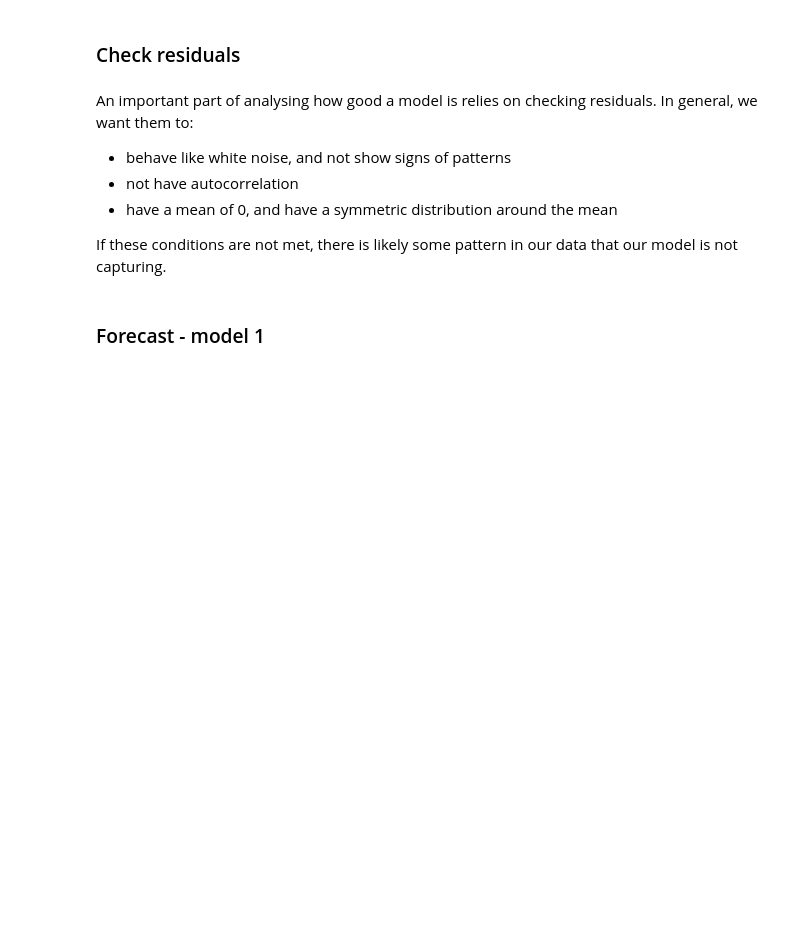
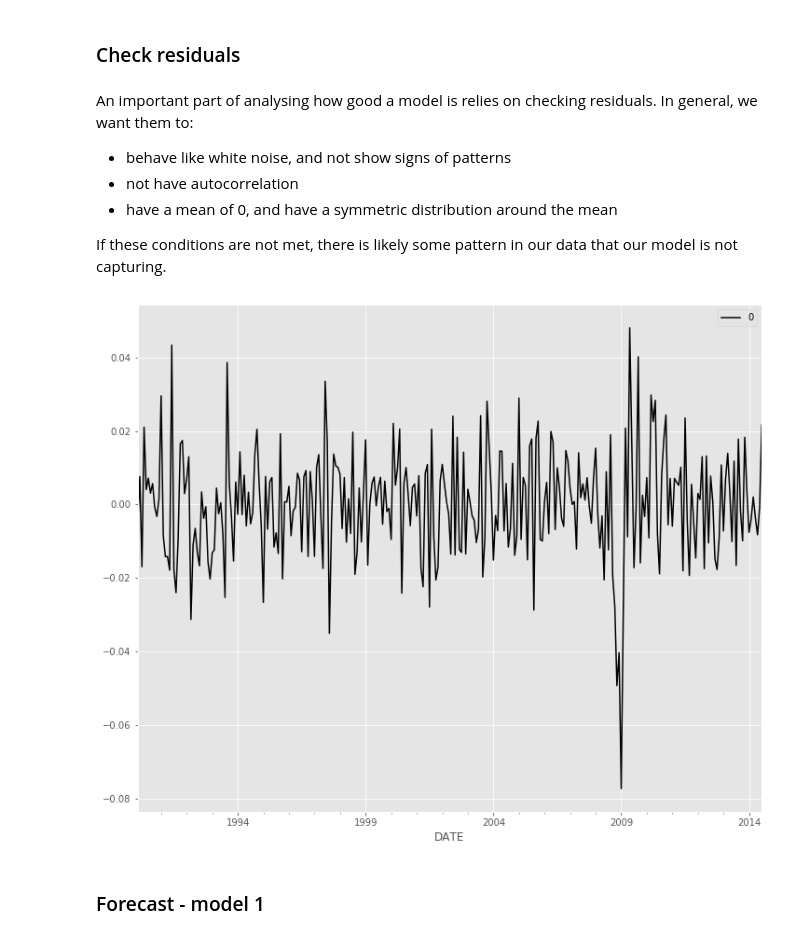
Before and after one commit to rbpduffy1/data-resources, a Jupyter notebook: time-series-1.5/timeseries_workshop_guided.ipynb, the cells around one changed output. Cells and saved outputs as stored; diff of their text form; code cells hidden in the pictures; blank space fills up the shorter version.

```diff
--- a/time-series-1.5/timeseries_workshop_guided.ipynb
+++ b/time-series-1.5/timeseries_workshop_guided.ipynb
@@ -307,6 +336,12 @@ An important part of analysing how good a model is relies on checking residuals.
 If these conditions are not met, there is likely some pattern in our data that our model is not capturing.
 # %%
 # check residuals of the model fit
+
+residuals = pd.DataFrame(model_fit.resid)
+residuals.plot(color='black')
+plt.show()
+# %% [output]
+[figure, added]
 # %% [markdown]
 ### Forecast - model 1
 # %% [markdown]
```
Also changed, not shown: parts of 7 cells of this notebook, 1 other file.
